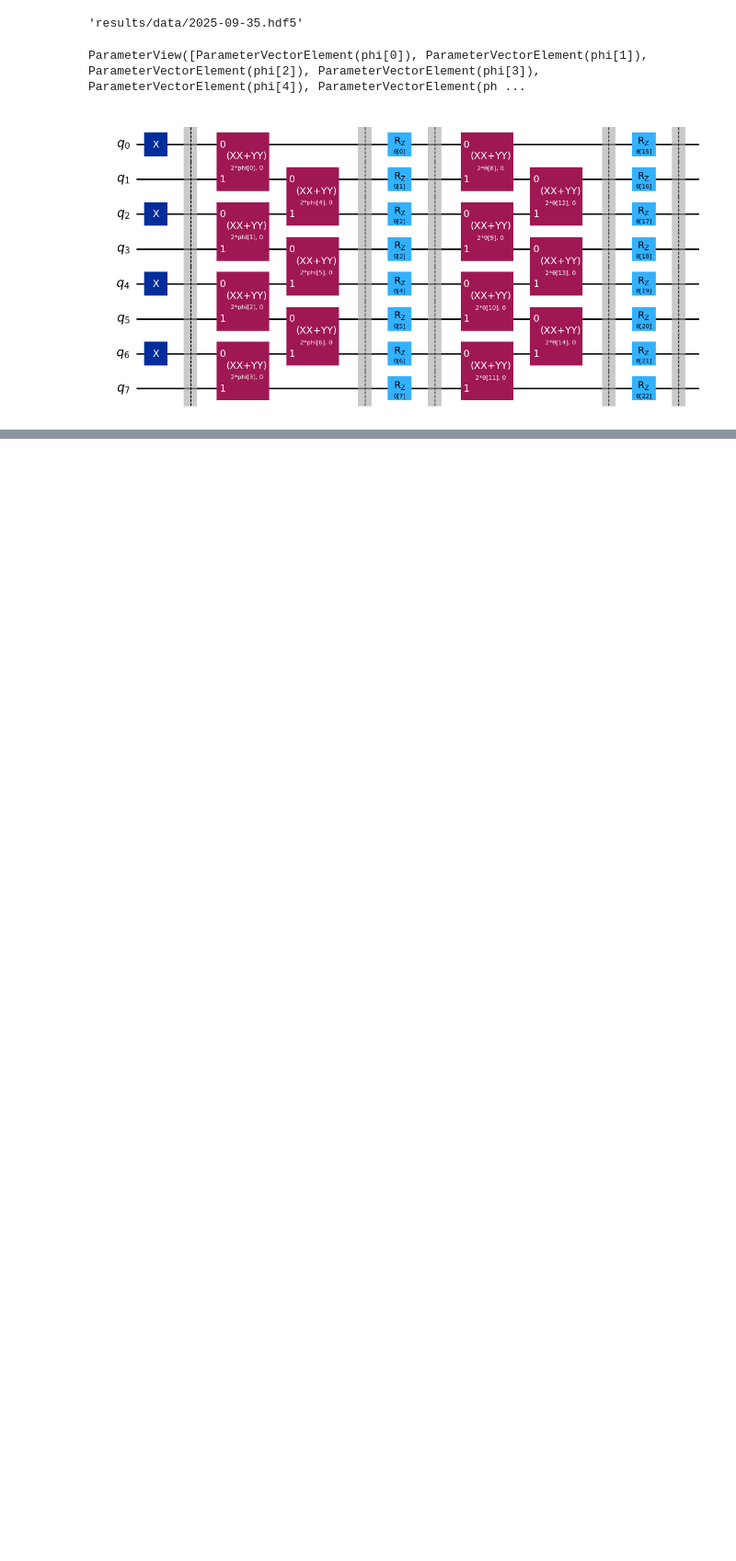
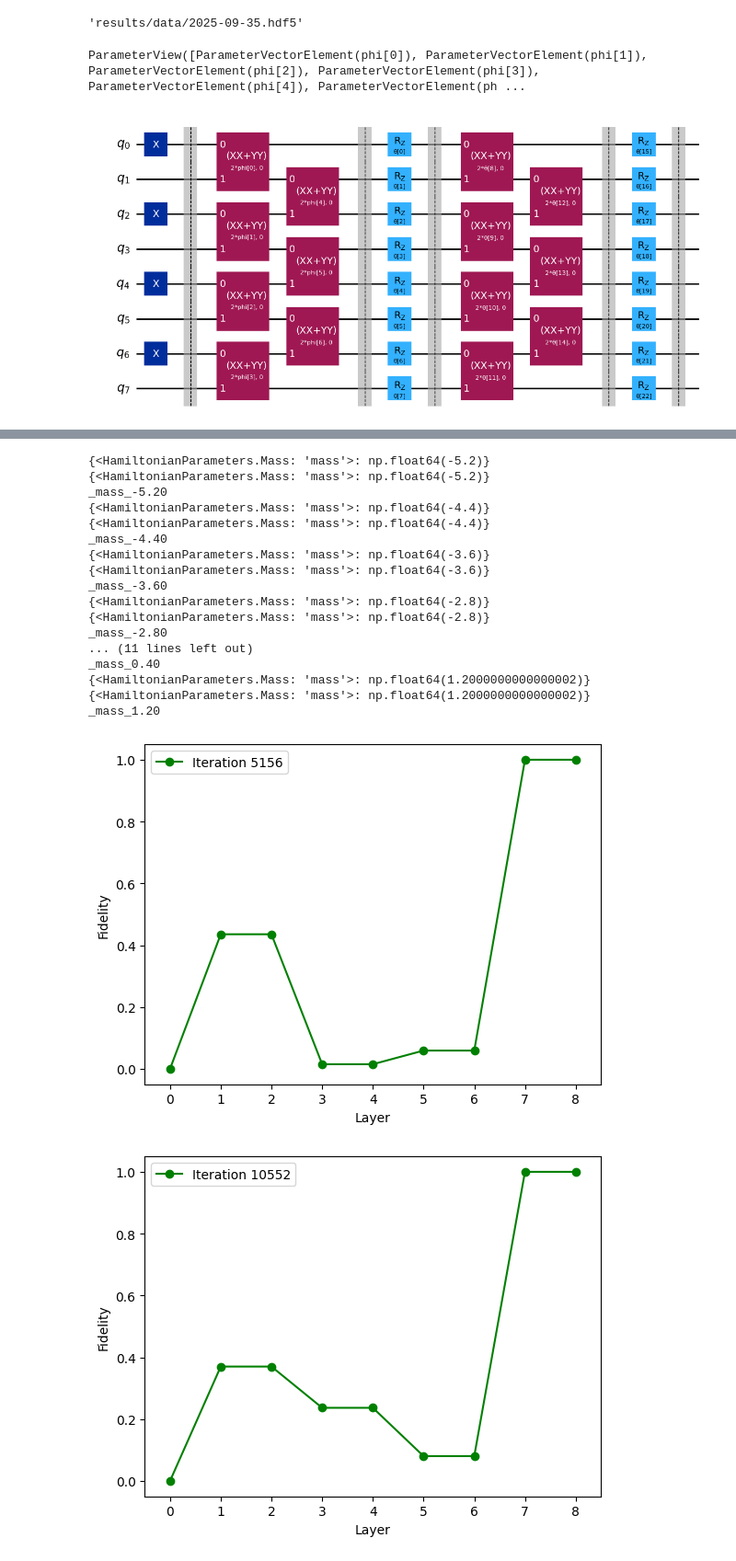
Before and after one commit to NicoDic98/QC-MasterThesis, a Jupyter notebook: plots.ipynb, the cells around one changed output, grey strips where cells are left out. Shown: that part at 92% size. Drawn from its saved outputs; the diff is of its cells as text; code cells hidden in the pictures; blank space fills up the shorter version.

Commit message:
Implemented overlap calculation with reference state as well as fidelity evolution from this.

```diff
--- a/plots.ipynb
+++ b/plots.ipynb
@@ -159,5 +154,35 @@ with h5py.File(h5_file, "r") as f:
         plt.close(es_fig)
 # %%
 with h5py.File(h5_file, "r") as f:
-    vqe_5_loader = ResultLoader(f["2025-09-06_15-50-13-23147805"])
-    vqe_5_energy, vqe_5_mass = vqe_5_loader.get_energy_mass({})
+    for pos in range(10, 100, 10):
+        ed_loader = ResultLoader(f["2025-09-03_22-35-17"])
+        sel = {HamiltonianParameters.Mass: pos * 10}
+        print(ed_loader.get_parameter_values_from_indices(sel))
+        ref_state = ed_loader.get_ground_state(sel)
+
+        vqe_5_loader = ResultLoader(f["2025-09-06_15-50-13-23147805"])
+        sel = {HamiltonianParameters.Mass: pos}
+        sel_values = vqe_5_loader.get_parameter_values_from_indices(sel)
+        print(sel_values)
+
+        overlaps = vqe_5_loader.save_overlap_evolution(sel, ref_state, output_filename, 1)
+# %% [output]
+{<HamiltonianParameters.Mass: 'mass'>: np.float64(-5.2)}
+{<HamiltonianParameters.Mass: 'mass'>: np.float64(-5.2)}
+_mass_-5.20
+{<HamiltonianParameters.Mass: 'mass'>: np.float64(-4.4)}
+{<HamiltonianParameters.Mass: 'mass'>: np.float64(-4.4)}
+_mass_-4.40
+{<HamiltonianParameters.Mass: 'mass'>: np.float64(-3.6)}
+{<HamiltonianParameters.Mass: 'mass'>: np.float64(-3.6)}
+_mass_-3.60
+{<HamiltonianParameters.Mass: 'mass'>: np.float64(-2.8)}
+{<HamiltonianParameters.Mass: 'mass'>: np.float64(-2.8)}
+_mass_-2.80
+... (11 lines left out)
+_mass_0.40
+{<HamiltonianParameters.Mass: 'mass'>: np.float64(1.2000000000000002)}
+{<HamiltonianParameters.Mass: 'mass'>: np.float64(1.2000000000000002)}
+_mass_1.20
+[figure, added]
+[figure, added]
```
Also changed, not shown: parts of 9 cells of this notebook, 13 other files.
